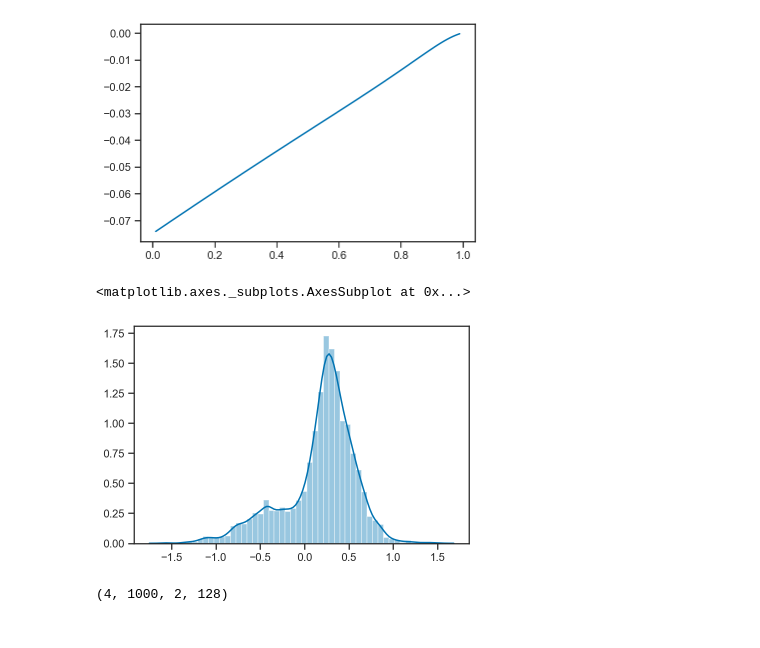
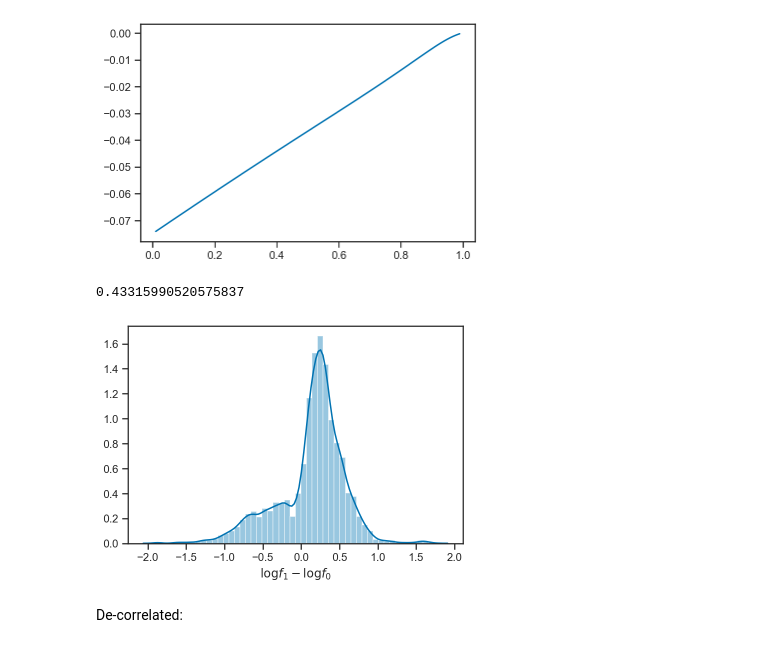
Before and after one commit to farr/ringdown, a Jupyter notebook: GW150914.ipynb, the cells around one changed output. Drawn from its saved outputs; the diff is of its cells as text; code cells hidden in the pictures.

```diff
--- a/GW150914.ipynb
+++ b/GW150914.ipynb
@@ -27,12 +27,11 @@ psi = 0.82
 
 tgps_H = 1126259462.423
 
-dt_H = lal.TimeDelayFromEarthCenter(lal.cached_detector_by_prefix['H1'].location, ra, dec, lal.LIGOTimeGPS(tgps))
-dt_L = lal.TimeDelayFromEarthCenter(lal.cached_detector_by_prefix['L1'].location, ra, dec, lal.LIGOTimeGPS(tgps))
+dt_H = lal.TimeDelayFromEarthCenter(lal.cached_detector_by_prefix['H1'].location, ra, dec, lal.LIGOTimeGPS(tgps_H))
+dt_L = lal.TimeDelayFromEarthCenter(lal.cached_detector_by_prefix['L1'].location, ra, dec, lal.LIGOTimeGPS(tgps_H))
 
 tgps_L = tgps_H - dt_H + dt_L
 
 gmst = lal.GreenwichMeanSiderealTime(lal.LIGOTimeGPS(tgps_H))
-iota = pi
 FpH, FcH = lal.ComputeDetAMResponse(lal.cached_detector_by_prefix['H1'].response, ra, dec, psi, gmst)
 FpL, FcL = lal.ComputeDetAMResponse(lal.cached_detector_by_prefix['L1'].response, ra, dec, psi, gmst)
@@ -61,9 +67,11 @@ Lfilt = sig.filtfilt(b, a, Lstrain)[::2]
 Htsfilt = Hts[::2]
 Ltsfilt = Lts[::2]
 
-I0H = where(tgps_H > Htsfilt)[0][-1]+1
-I0L = where(tgps_L > Ltsfilt)[0][-1]+1
-Nanalyze = 128
+# Grab the first sample that is *after* the merger in both detectors
+I0H = where(tgps_H <= Htsfilt)[0][0]
+I0L = where(tgps_L <= Ltsfilt)[0][0]
+
+Nanalyze = 64
 Tanalyze = Nanalyze*(Htsfilt[1]-Htsfilt[0])
 print('Will analyze {:.3f} s of data'.format(Tanalyze))
 # %% [output]
@@ -173,7 +181,7 @@ data = {
 
     'FpFc': [[FpH, FcH], [FpL, FcL]],
 
-    'Amax': 1e-20
+    'Amax': 1e-19
 }
 # %%
 n = 1
@@ -250,10 +275,10 @@ plot(chis, log(freqs1/freqs0))
 [figure]
 # %%
 sns.distplot(log(fit.posterior.f.values[:,:,1].flatten()/fit.posterior.f.values[:,:,0].flatten()))
+xlabel(r'$\log f_1 - \log f_0$')
+std(log(fit.posterior.f.values[:,:,1].flatten()/fit.posterior.f.values[:,:,0].flatten()))
 # %% [output]
-<matplotlib.axes._subplots.AxesSubplot at 0x...>
+0.43315990520575837
-[figure, old version]
+[figure, new version]
-# %%
-fit.posterior.h_det.values.shape
-# %% [output]
-(4, 1000, 2, 128)
+# %% [markdown]
+De-correlated:
```
Also changed, not shown: parts of 22 cells of this notebook, 2 other files.
